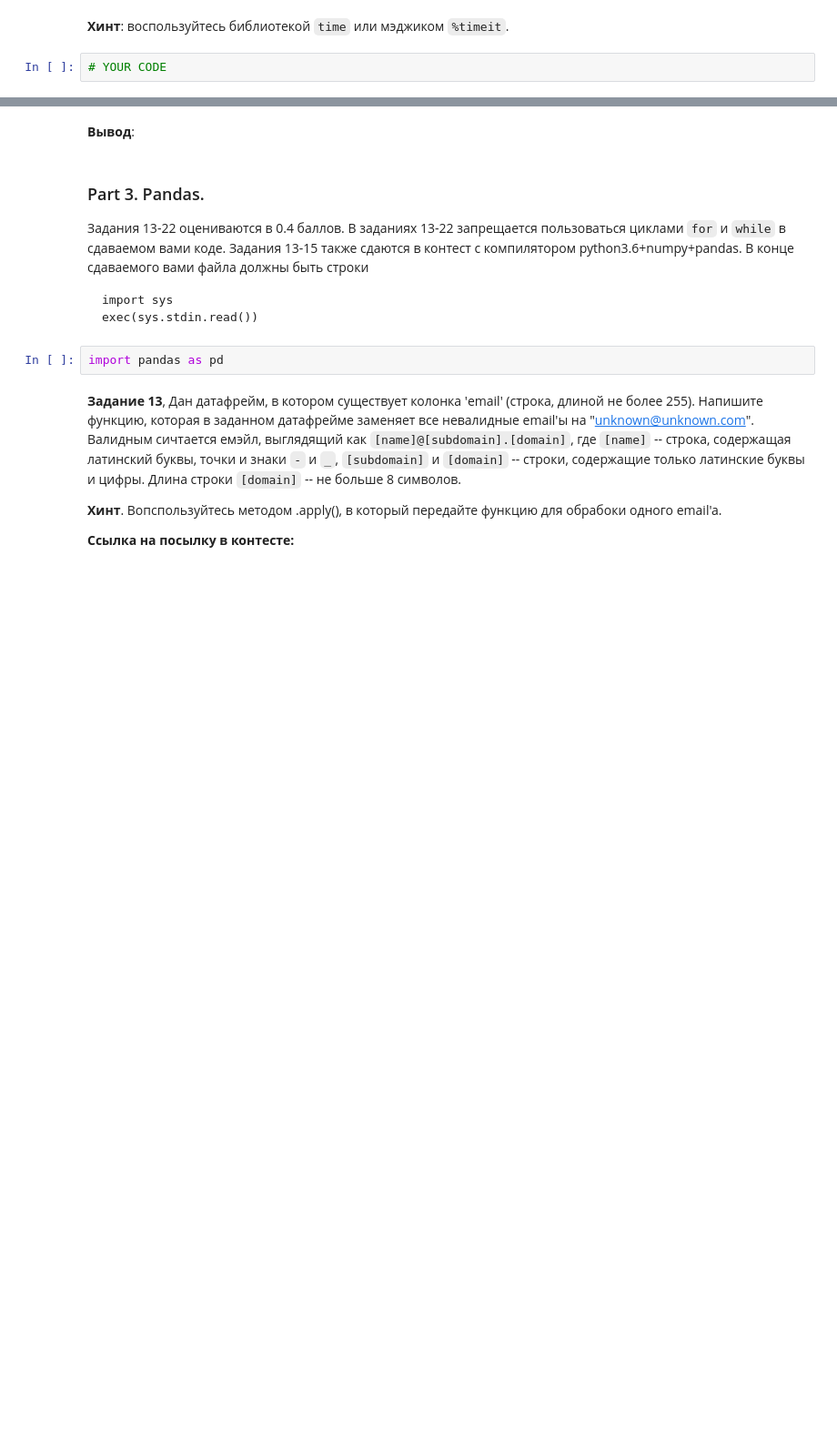
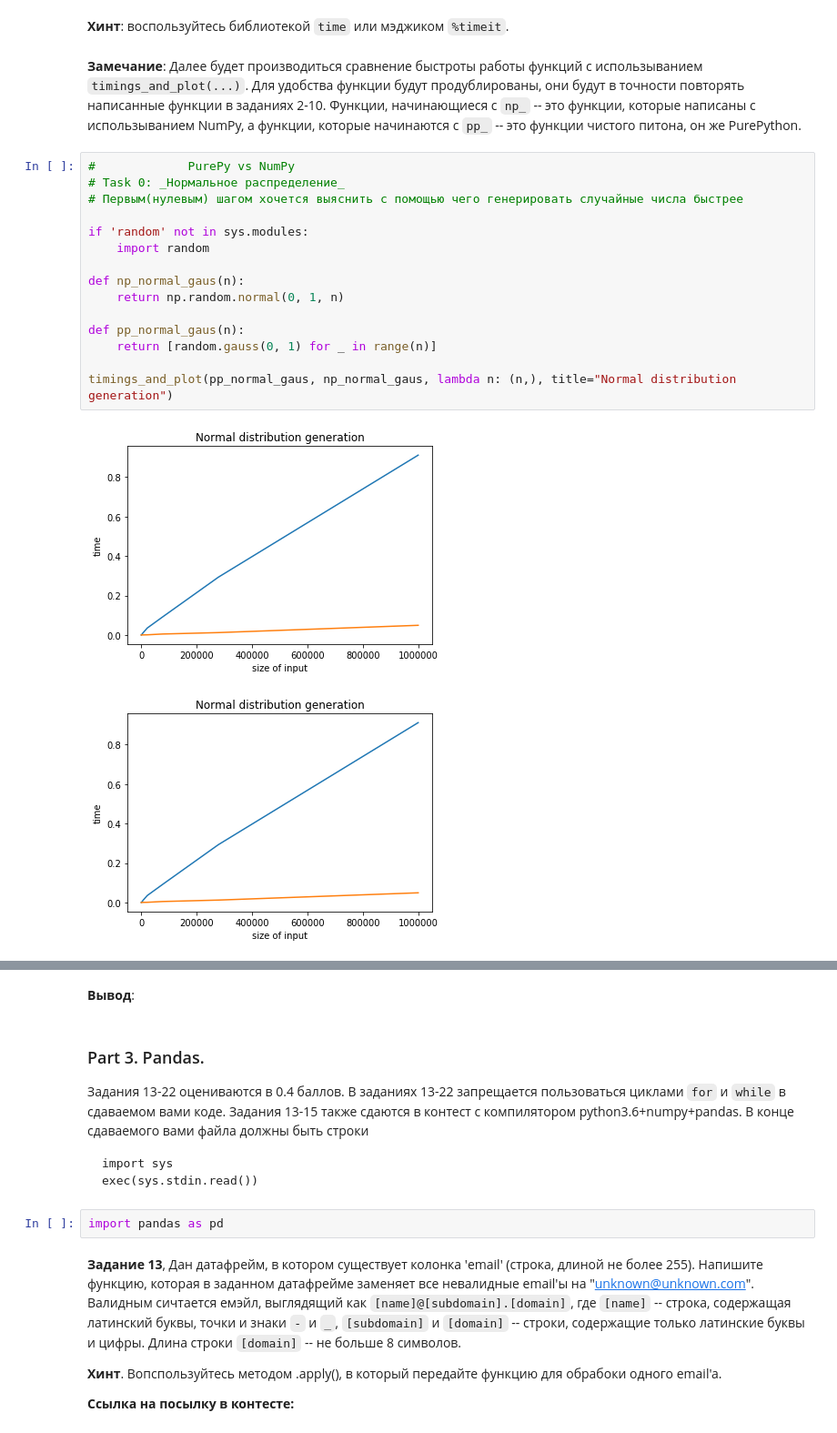
Before and after one commit to GorillazZz1/ml-course-hse-2020, a Jupyter notebook: hw1.ipynb, the cells around one changed output, grey strips where cells are left out. Shown: that part at 91% size. Cells and saved outputs as stored; diff of their text form; blank space fills up the shorter version.

Commit message:
time comparation func is ready/ todo: upspeed func&fic doubling plot bug

```diff
--- a/hw1.ipynb
+++ b/hw1.ipynb
@@ -341,4 +367,24 @@ def timings_and_plot(pure_py_func, np_func, args_func, title='',
 # %% [markdown]
 __Хинт__: воспользуйтесь библиотекой `time` или мэджиком `%timeit`.
-# %%
-# YOUR CODE
+# %% [markdown]
+__Замечание__: Далее будет производиться сравнение быстроты работы функций с использыванием `timings_and_plot(...)`.
+Для удобства функции будут продублированы, они будут в точности повторять написанные функции в заданиях 2-10.
+Функции, начинающиеся с `np_` -- это функции, которые написаны с использыванием NumPy, а функции, которые начинаются с `pp_` -- это функции чистого питона, он же PurePython.
+# %%
+#             PurePy vs NumPy
+# Task 0: _Нормальное распределение_
+# Первым(нулевым) шагом хочется выяснить с помощью чего генерировать случайные числа быстрее
+
+if 'random' not in sys.modules:
+    import random
+
+def np_normal_gaus(n):
+    return np.random.normal(0, 1, n)
+
+def pp_normal_gaus(n):
+    return [random.gauss(0, 1) for _ in range(n)]
+
+timings_and_plot(pp_normal_gaus, np_normal_gaus, lambda n: (n,), title="Normal distribution generation")
+# %% [output]
+[figure, added]
+[figure, added]
```
Also changed, not shown: parts of 5 cells of this notebook.
